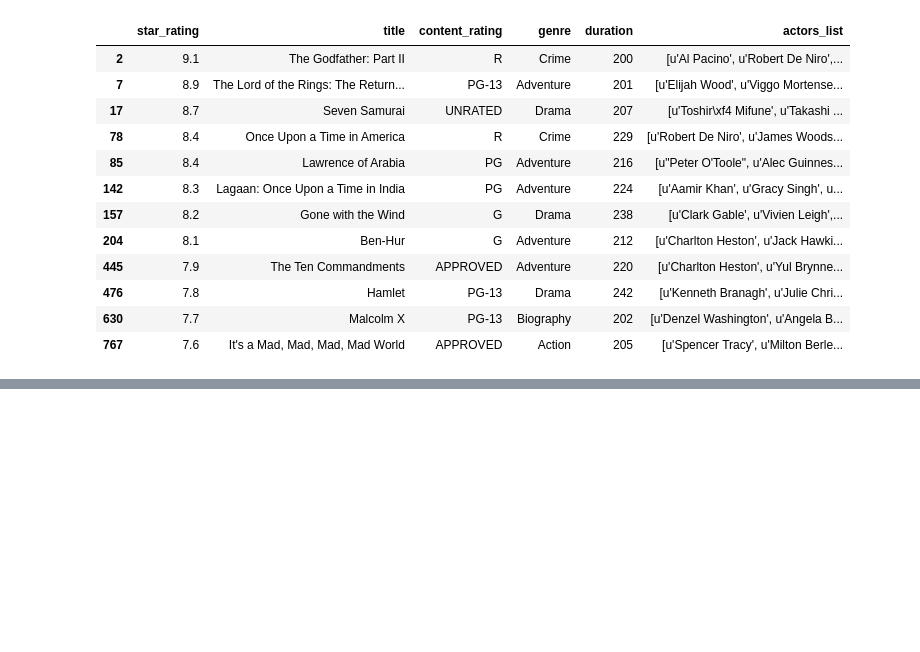
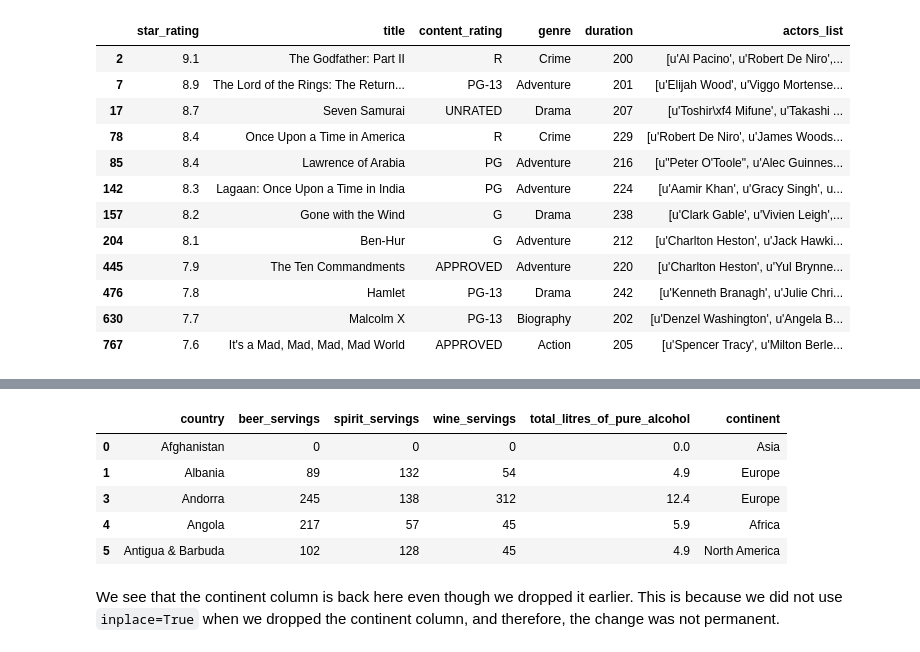
Before and after one commit to gagankaul/pandas-notes, a Jupyter notebook: Pandas-Notes.ipynb, the cells around one changed output, grey strips where cells are left out. Cells and saved outputs as stored; diff of their text form; code cells hidden in the pictures; blank space fills up the shorter version.

```diff
--- a/Pandas-Notes.ipynb
+++ b/Pandas-Notes.ipynb
@@ -535,0 +653,11 @@ movies[movies.genre.isin(['Crime', 'Drama', 'Action'])]
+# %%
+drinks.drop(2,axis=0).head()
+# %% [output]
+|  | country | beer_servings | spirit_servings | wine_servings | total_litres_of_pure_alcohol | continent |
+| 0 | Afghanistan | 0 | 0 | 0 | 0.0 | Asia |
+| 1 | Albania | 89 | 132 | 54 | 4.9 | Europe |
+| 3 | Andorra | 245 | 138 | 312 | 12.4 | Europe |
+| 4 | Angola | 217 | 57 | 45 | 5.9 | Africa |
+| 5 | Antigua & Barbuda | 102 | 128 | 45 | 4.9 | North America |
+# %% [markdown]
+We see that the continent column is back here even though we dropped it earlier. This is because we did not use `inplace=True` when we dropped the continent column, and therefore, the change was not permanent.
```
Also changed, not shown: parts of 35 cells of this notebook.
